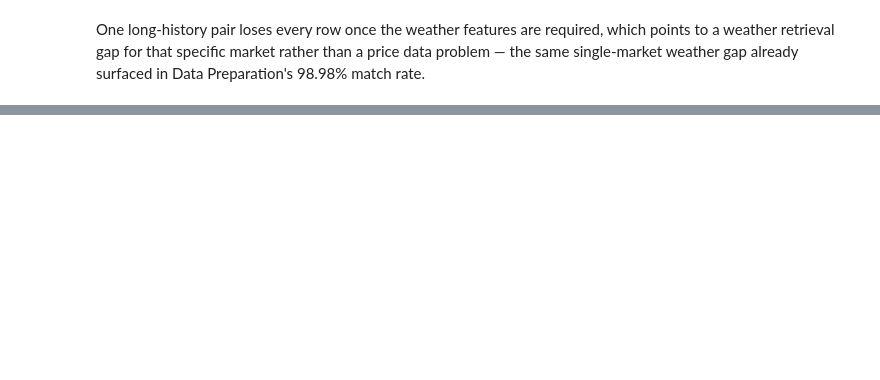
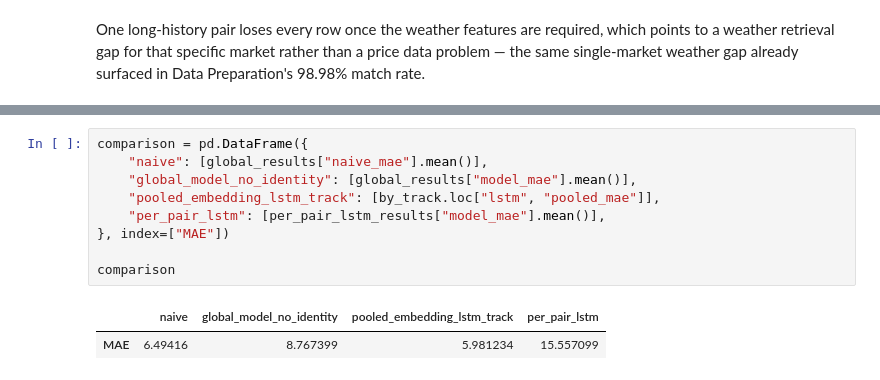
Before and after one commit to kevinkiplangat432/Predictive-Time-Series-Pipeline-using-a-Dual-Input-LSTM-and-Geospatial-Mapping, a Jupyter notebook: final_notebook.ipynb, the cells around one changed output, grey strips where cells are left out. Cells and saved outputs as stored; diff of their text form; blank space fills up the shorter version.

```diff
--- a/final_notebook.ipynb
+++ b/final_notebook.ipynb
@@ -1608,0 +2031,12 @@ One long-history pair loses every row once the weather features are required, wh
+# %%
+comparison = pd.DataFrame({
+    "naive": [global_results["naive_mae"].mean()],
+    "global_model_no_identity": [global_results["model_mae"].mean()],
+    "pooled_embedding_lstm_track": [by_track.loc["lstm", "pooled_mae"]],
+    "per_pair_lstm": [per_pair_lstm_results["model_mae"].mean()],
+}, index=["MAE"])
+
+comparison
+# %% [output]
+|  | naive | global_model_no_identity | pooled_embedding_lstm_track | per_pair_lstm |
+| MAE | 6.49416 | 8.767399 | 5.981234 | 15.557099 |
```
Also changed, not shown: parts of 92 cells of this notebook, 3 other files.
